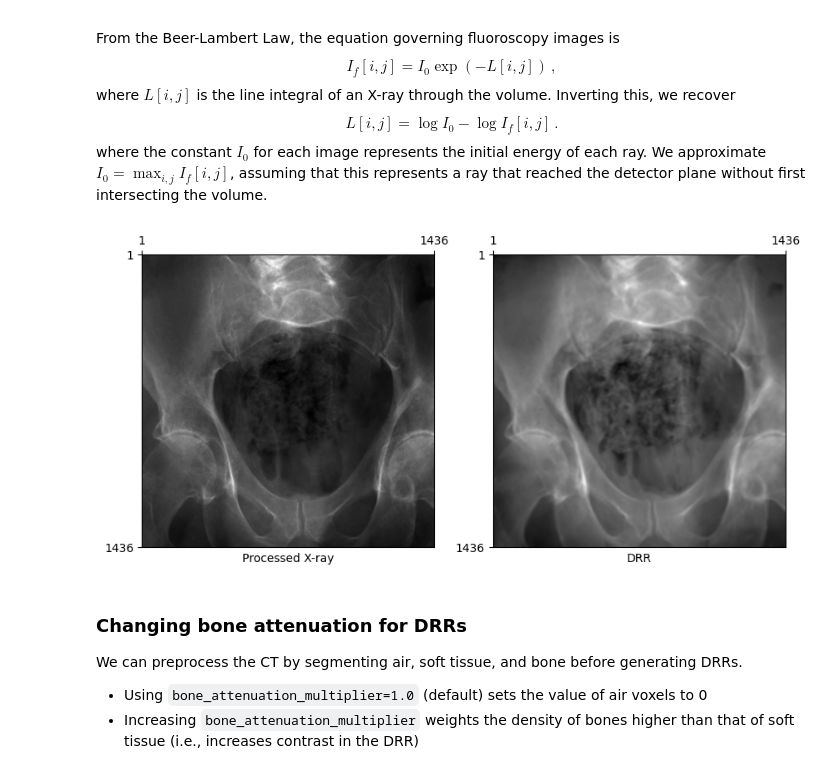
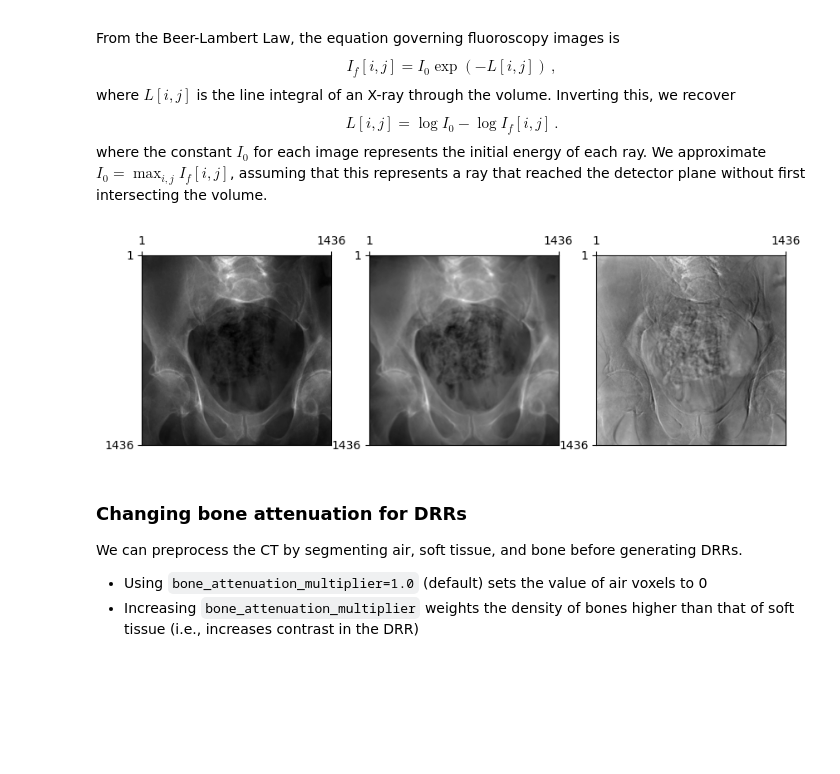
Before and after one commit to eigenvivek/DiffDRR-Datasets, a Jupyter notebook: notebooks/00_deepfluoro.ipynb, the cells around one changed output. Cells and saved outputs as stored; diff of their text form; code cells hidden in the pictures; blank space fills up the shorter version.

```diff
--- a/notebooks/00_deepfluoro.ipynb
+++ b/notebooks/00_deepfluoro.ipynb
@@ -81,7 +82,7 @@ class DeepFluoroDataset(torch.utils.data.Dataset):
             torch.tensor(
                 [
                     [0, 1, 0, 0],
-                    [1, 0, 0, 0],
+                    [-1, 0, 0, 0],
                     [0, 0, -1, 0],
                     [0, 0, 0, 1],
                 ]
@@ -110,10 +111,12 @@ class DeepFluoroDataset(torch.utils.data.Dataset):
         pose = self.projections[f"{idx:03d}/gt-poses/cam-to-pelvis-vol"][:]
         pose = RigidTransform(torch.from_numpy(pose))
         pose = (
-            self.flip_z
+            self.rot_180
+            .compose(self.flip_z)
             .compose(self.world2camera.inverse())
             .compose(pose)
             .compose(self.anatomical2world)
+            .compose(self.rot_180)
         )
         if self.rot_180_for_up(idx):
             img = torch.rot90(img, k=2)
@@ -375,30 +364,29 @@ We approximate $I_0 = \max_{i,j} I_f[i,j]$, assuming that this represents a ray
 # %%
 #| code-fold: true
 #| eval: false
 # Load a subject from the DeepFluoroDataset WITH preprocessing
 deepfluoro = DeepFluoroDataset(id_number=1)
 
 # Initialize the DRR module
 drr = DRR(
     deepfluoro.subject,
     deepfluoro.focal_len,
     deepfluoro.height,
     deepfluoro.delx,
     x0=deepfluoro.x0,
     y0=deepfluoro.y0,
-    reverse_x_axis=False,
     patch_size=deepfluoro.height // 4,
-)
+).cuda()
 transform = Transforms(deepfluoro.height)
 
 # Render a DRR from the ground truth camera pose
 gt, pose = deepfluoro[0]
-img = drr(pose)
+img = drr(pose.cuda()).cpu()
 gt, img = transform(gt), transform(img)
-plot_drr(torch.concat([gt, img]), title=["Processed X-ray", "DRR"])
+plot_drr(torch.concat([gt, img, gt - img]))
 plt.show()
 # %% [output]
-[figure, old version]
+[figure, new version]
 # %% [markdown]
 ### Changing bone attenuation for DRRs
 We can preprocess the CT by segmenting air, soft tissue, and bone before generating DRRs.
```
Also changed, not shown: parts of 12 cells of this notebook, 8 other files.
